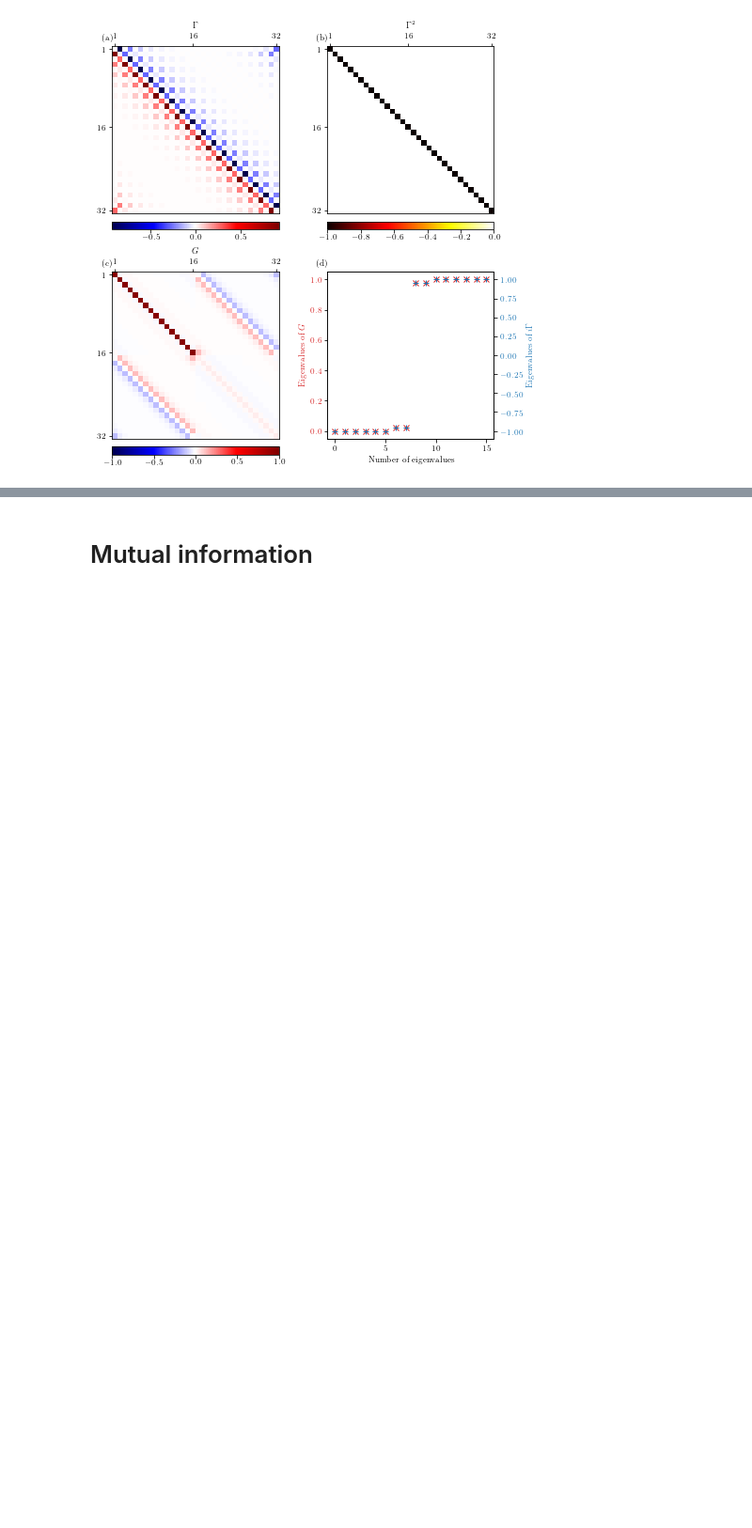
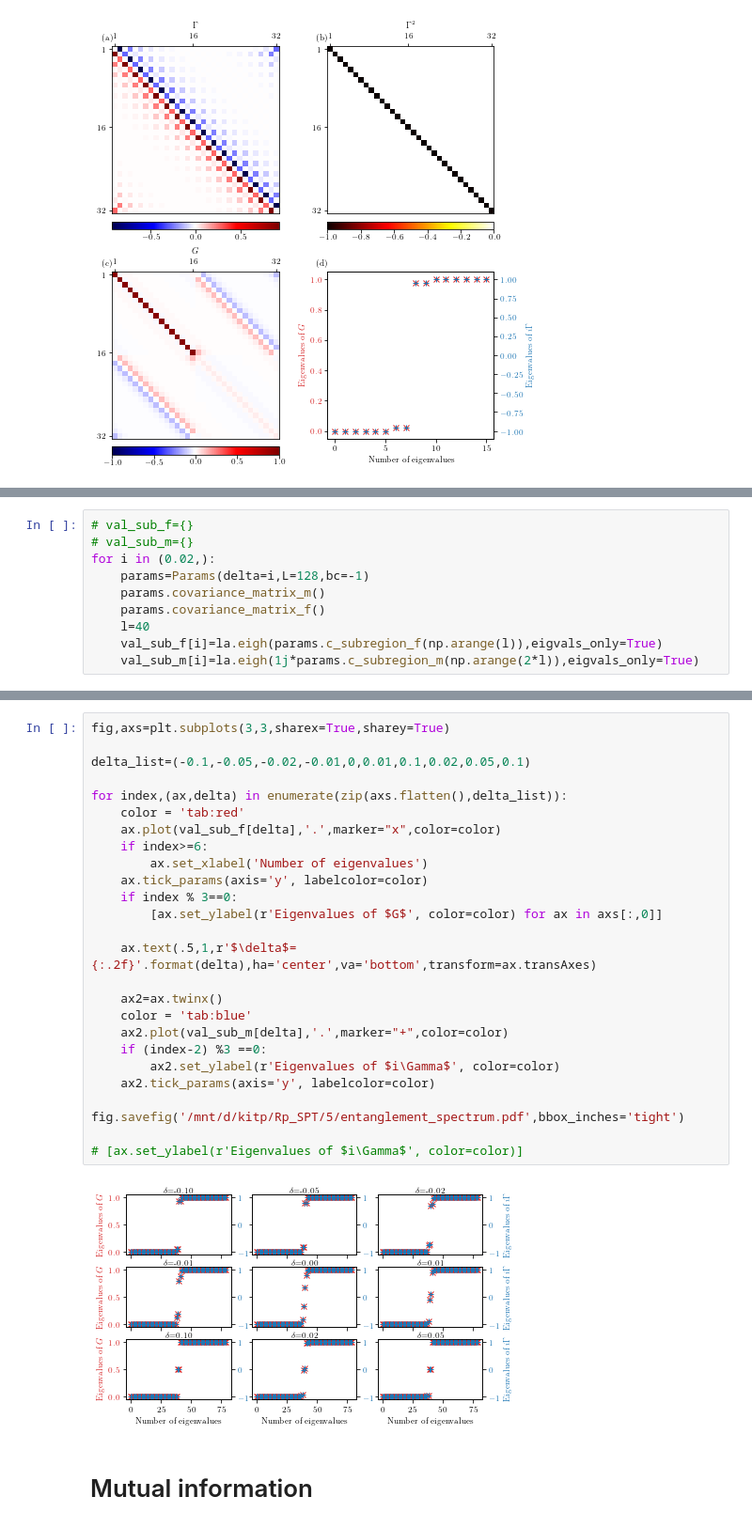
Before and after one commit to hainingpan/SPT, a Jupyter notebook: test_Majorana_chain.ipynb, the cells around one changed output, grey strips where cells are left out. Shown at 94% size. Drawn from its saved outputs; the diff is of its cells as text; blank space fills up the shorter version.

```diff
--- a/test_Majorana_chain.ipynb
+++ b/test_Majorana_chain.ipynb
@@ -636,0 +636,10 @@ fig.tight_layout()
+# %%
+# val_sub_f={}
+# val_sub_m={}
+for i in (0.02,):
+    params=Params(delta=i,L=128,bc=-1)
+    params.covariance_matrix_m()
+    params.covariance_matrix_f()
+    l=40
+    val_sub_f[i]=la.eigh(params.c_subregion_f(np.arange(l)),eigvals_only=True)
+    val_sub_m[i]=la.eigh(1j*params.c_subregion_m(np.arange(2*l)),eigvals_only=True)
@@ -637,3 +650,31 @@ fig.tight_layout()
+# %%
+fig,axs=plt.subplots(3,3,sharex=True,sharey=True)
+
+delta_list=(-0.1,-0.05,-0.02,-0.01,0,0.01,0.1,0.02,0.05,0.1)
+
+for index,(ax,delta) in enumerate(zip(axs.flatten(),delta_list)):
+    color = 'tab:red'
+    ax.plot(val_sub_f[delta],'.',marker="x",color=color)
+    if index>=6:
+        ax.set_xlabel('Number of eigenvalues')
+    ax.tick_params(axis='y', labelcolor=color)
+    if index % 3==0:
+        [ax.set_ylabel(r'Eigenvalues of $G$', color=color) for ax in axs[:,0]]
+
+    ax.text(.5,1,r'$\delta$={:.2f}'.format(delta),ha='center',va='bottom',transform=ax.transAxes)
+
+    ax2=ax.twinx()
+    color = 'tab:blue'
+    ax2.plot(val_sub_m[delta],'.',marker="+",color=color)
+    if (index-2) %3 ==0:
+        ax2.set_ylabel(r'Eigenvalues of $i\Gamma$', color=color)
+    ax2.tick_params(axis='y', labelcolor=color)
+
+fig.savefig('/mnt/d/kitp/Rp_SPT/5/entanglement_spectrum.pdf',bbox_inches='tight')
+
+# [ax.set_ylabel(r'Eigenvalues of $i\Gamma$', color=color)]
+# %% [output]
+[figure, added]
 # %% [markdown]
 # Mutual information
 # %%
```
Also changed, not shown: parts of 111 cells of this notebook.
